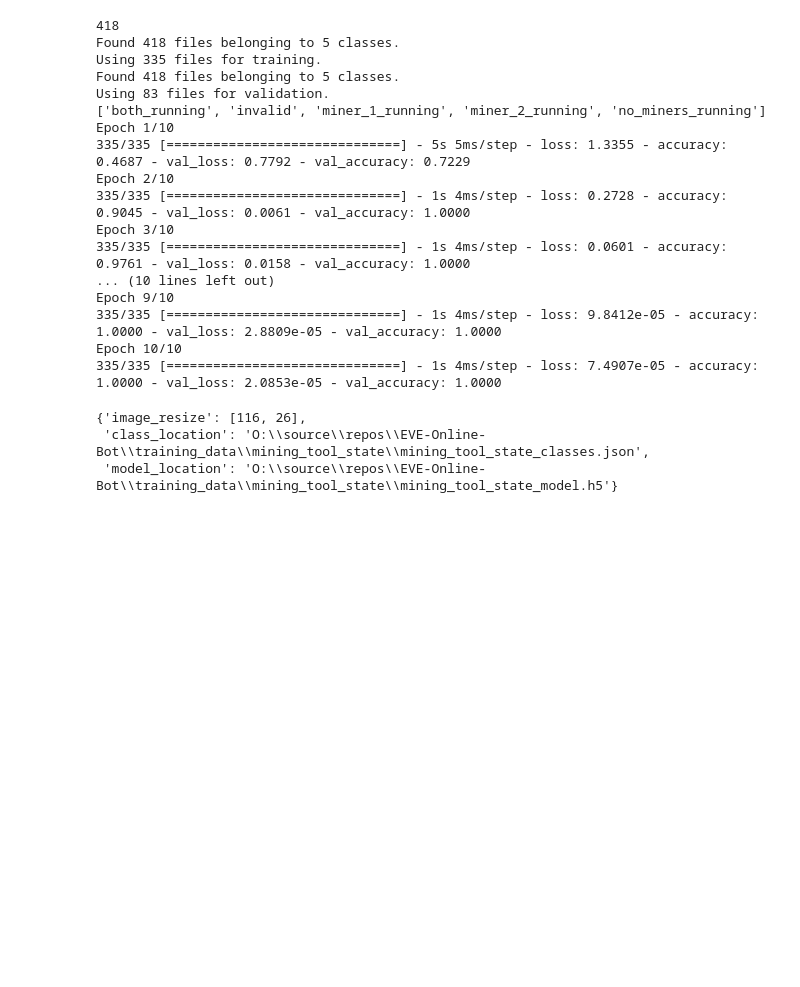
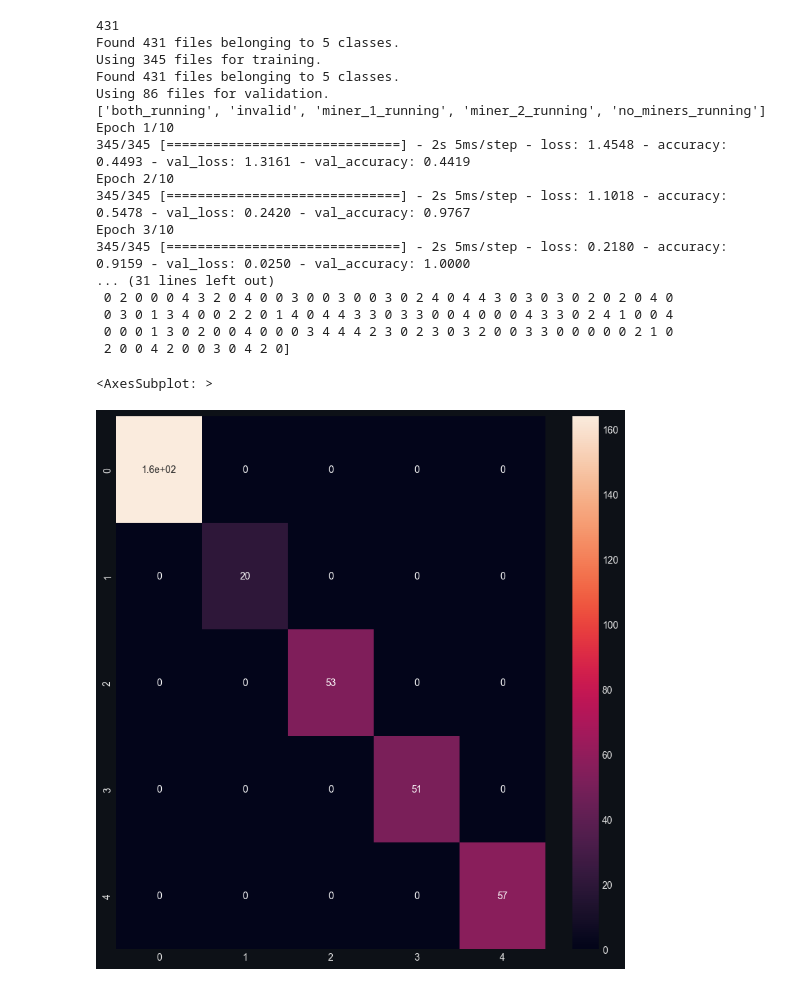
Before and after one commit to darkmatter2222/EVE-Online-Bot, a Jupyter notebook: TrainingPipelines/UniversalTrainer.ipynb, the cells around one changed output. Drawn from its saved outputs; the diff is of its cells as text; code cells hidden in the pictures; blank space fills up the shorter version.

```diff
--- a/TrainingPipelines/UniversalTrainer.ipynb
+++ b/TrainingPipelines/UniversalTrainer.ipynb
@@ -2,35 +2,48 @@
 import sys, os, decimal, json
 sys.path.append(os.path.realpath('..'))
 import json, time
+import pandas as pd
+import matplotlib.pyplot as plt
 
 from TrainingPipelines.ImageClassifier.ModelBuilder import build_and_train
+
+import seaborn as sns
+import mplcyberpunk
+
+plt.style.use("cyberpunk")
+plt.rcParams['figure.facecolor'] = '#0d1117'
+plt.rcParams['axes.facecolor'] = '#0d1117'
+plt.rcParams['savefig.facecolor'] = '#0d1117'
 # %%
 model_name = 'mining_tool_state'
 training_root = r'O:\source\repos\EVE-Online-Bot\training_data\mining_tool_state'
 
 results = build_and_train(root_image_directory=training_root, model_name=model_name)
 results
+
+df_cm = pd.DataFrame(results['cm'])
+plt.figure(figsize = (10,10))
+sns.heatmap(df_cm, annot=True)
 # %% [output]
-418
-Found 418 files belonging to 5 classes.
-Using 335 files for training.
-Found 418 files belonging to 5 classes.
-Using 83 files for validation.
+431
+Found 431 files belonging to 5 classes.
+Using 345 files for training.
+Found 431 files belonging to 5 classes.
+Using 86 files for validation.
 ['both_running', 'invalid', 'miner_1_running', 'miner_2_running', 'no_miners_running']
 Epoch 1/10
-335/335 [==============================] - 5s 5ms/step - loss: 1.3355 - accuracy: 0.4687 - val_loss: 0.7792 - val_accuracy: 0.7229
+345/345 [==============================] - 2s 5ms/step - loss: 1.4548 - accuracy: 0.4493 - val_loss: 1.3161 - val_accuracy: 0.4419
 Epoch 2/10
-335/335 [==============================] - 1s 4ms/step - loss: 0.2728 - accuracy: 0.9045 - val_loss: 0.0061 - val_accuracy: 1.0000
+345/345 [==============================] - 2s 5ms/step - loss: 1.1018 - accuracy: 0.5478 - val_loss: 0.2420 - val_accuracy: 0.9767
 Epoch 3/10
-335/335 [==============================] - 1s 4ms/step - loss: 0.0601 - accuracy: 0.9761 - val_loss: 0.0158 - val_accuracy: 1.0000
-... (10 lines left out)
-Epoch 9/10
-335/335 [==============================] - 1s 4ms/step - loss: 9.8412e-05 - accuracy: 1.0000 - val_loss: 2.8809e-05 - val_accuracy: 1.0000
-Epoch 10/10
-335/335 [==============================] - 1s 4ms/step - loss: 7.4907e-05 - accuracy: 1.0000 - val_loss: 2.0853e-05 - val_accuracy: 1.0000
+345/345 [==============================] - 2s 5ms/step - loss: 0.2180 - accuracy: 0.9159 - val_loss: 0.0250 - val_accuracy: 1.0000
+... (31 lines left out)
+ 0 2 0 0 0 4 3 2 0 4 0 0 3 0 0 3 0 0 3 0 2 4 0 4 4 3 0 3 0 3 0 2 0 2 0 4 0
+ 0 3 0 1 3 4 0 0 2 2 0 1 4 0 4 4 3 3 0 3 3 0 0 4 0 0 0 4 3 3 0 2 4 1 0 0 4
+ 0 0 0 1 3 0 2 0 0 4 0 0 0 3 4 4 4 2 3 0 2 3 0 3 2 0 0 3 3 0 0 0 0 0 2 1 0
+ 2 0 0 4 2 0 0 3 0 4 2 0]
-{'image_resize': [116, 26],
- 'class_location': 'O:\\source\\repos\\EVE-Online-Bot\\training_data\\mining_tool_state\\mining_tool_state_classes.json',
- 'model_location': 'O:\\source\\repos\\EVE-Online-Bot\\training_data\\mining_tool_state\\mining_tool_state_model.h5'}
+<AxesSubplot: >
+[figure, added]
 # %%
 model_name = 'game_state'
 training_root = r'O:\source\repos\EVE-Online-Bot\training_data\game_state'
```
Also changed, not shown: parts of 1 cell of this notebook, 4 other files.
